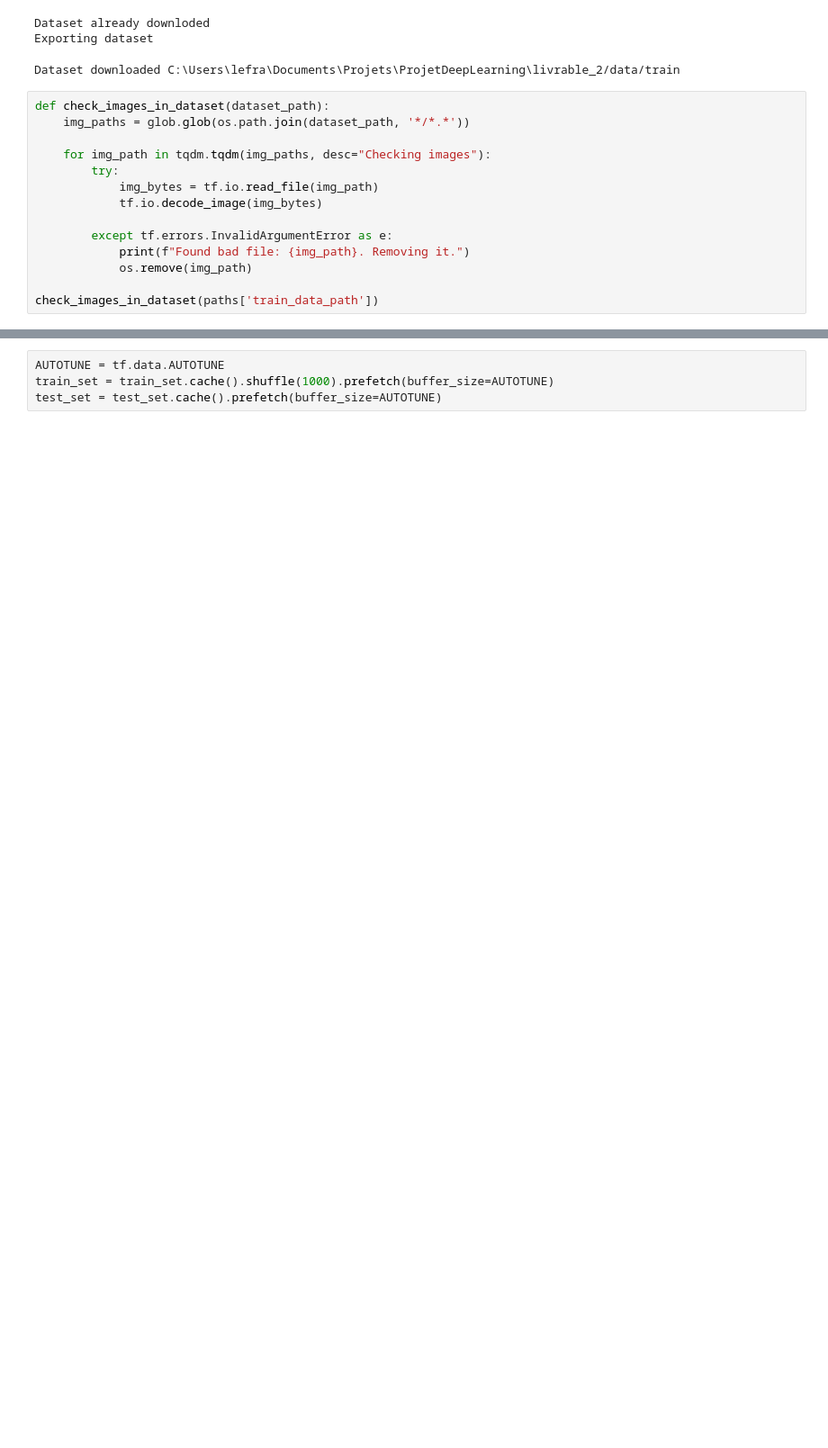
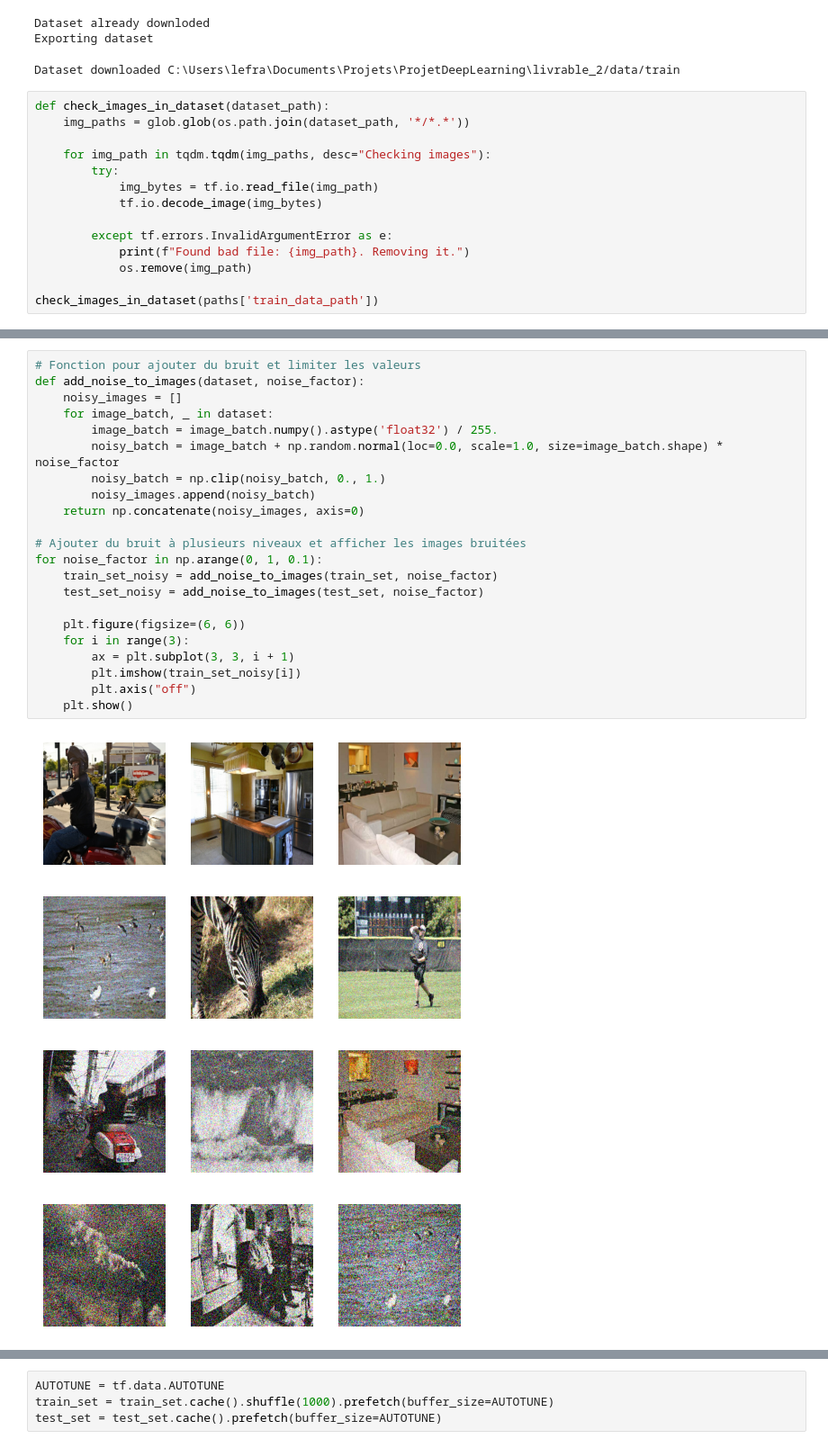
Before and after one commit to SourcierDeVerite/CESI_Projet_Deep_Learning, a Jupyter notebook: livrable_2/main.ipynb, the cells around one changed output, grey strips where cells are left out. Shown at 90% size. Drawn from its saved outputs; the diff is of its cells as text; blank space fills up the shorter version.

```diff
--- a/livrable_2/main.ipynb
+++ b/livrable_2/main.ipynb
@@ -135,0 +126,27 @@ Labels shape:  (24,)
+# %%
+# Fonction pour ajouter du bruit et limiter les valeurs
+def add_noise_to_images(dataset, noise_factor):
+    noisy_images = []
+    for image_batch, _ in dataset:
+        image_batch = image_batch.numpy().astype('float32') / 255.
+        noisy_batch = image_batch + np.random.normal(loc=0.0, scale=1.0, size=image_batch.shape) * noise_factor
+        noisy_batch = np.clip(noisy_batch, 0., 1.)
+        noisy_images.append(noisy_batch)
+    return np.concatenate(noisy_images, axis=0)
+
+# Ajouter du bruit à plusieurs niveaux et afficher les images bruitées
+for noise_factor in np.arange(0, 1, 0.1):
+    train_set_noisy = add_noise_to_images(train_set, noise_factor)
+    test_set_noisy = add_noise_to_images(test_set, noise_factor)
+
+    plt.figure(figsize=(6, 6))
+    for i in range(3):
+        ax = plt.subplot(3, 3, i + 1)
+        plt.imshow(train_set_noisy[i])
+        plt.axis("off")
+    plt.show()
+# %% [output]
+[figure, added]
+[figure, added]
+[figure, added]
+[figure, added]
```
Also changed, not shown: parts of 10 cells of this notebook.
